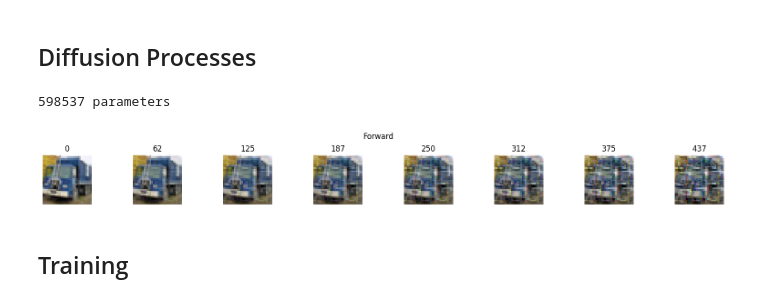
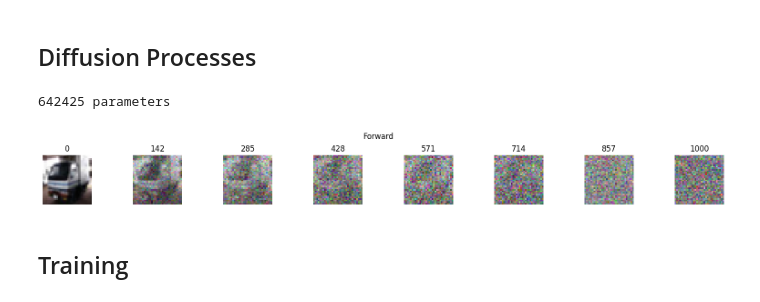
Before and after one commit to jshe2304/ddpm, a Jupyter notebook: ddpm.ipynb, the cells around one changed output. Saved outputs shown, nothing was run; the diff lists cells and outputs as text; code cells hidden in the pictures.

Commit message:
trucks results

```diff
--- a/ddpm.ipynb
+++ b/ddpm.ipynb
@@ -15,11 +15,12 @@ from models.reverse import ReverseDiffusion
 %autoreload 2
 # %%
 def transform_CHW(img):
+    img = img.squeeze().cpu()
     img -= img.min()
     img /= img.max()
     return img.permute(1, 2, 0)
 # %%
-device = torch.device('mps')
+device = torch.device('cuda:0')
 # %% [markdown]
 ## Data
 # %%
@@ -33,42 +34,40 @@ trucks_dl = DataLoader(trucks, batch_size=batch_size, shuffle=True)
 # %% [markdown]
 ## Diffusion Processes
 # %%
-T = 500
+T = 1000
 
 forward = ForwardDiffusion(
-    noise_param=(0.0001, 0.004),
+    noise_param=0.1,
     T=T,
-    schedule='linear',
+    schedule='cosine',
     device=device
 )
-forward.to(device)
 
 reverse = ReverseDiffusion(
     forward_process=forward,
     time_embedding_dim=32,
-    time_n=512,
+    time_n=4096,
     device=device
 )
-reverse.to(device)
 
 print(f'{sum(p.numel() for p in reverse.parameters() if p.requires_grad)} parameters')
 # %% [output]
-598537 parameters
+642425 parameters
 # %%
 fig, axs = plt.subplots(1, 8, figsize=(16, 2))
 
 fig.suptitle('Forward')
 fig.tight_layout()
 
-x = trucks[1].to(device)
+x = trucks[torch.randint(0, len(trucks), (1, ))].to(device)
+times = torch.linspace(0, T, 8, dtype=torch.long)
 
-for i in range(8):
-    t = T * i // 8
+for i, t in enumerate(times):
     noised, eps = forward(x, t)
     axs[i].axis('off')
     axs[i].set_title(f'{t}')
     axs[i].imshow(transform_CHW(noised).cpu())
 # %% [output]
-[figure, old version]
+[figure, new version]
 # %% [markdown]
 ## Training
```
Also changed, not shown: parts of 3 cells of this notebook, 5 other files.
